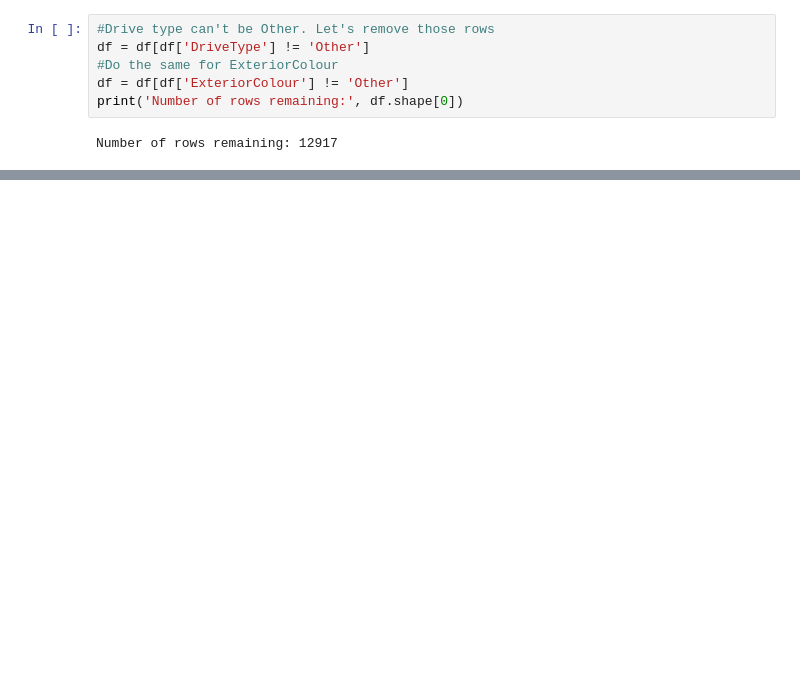
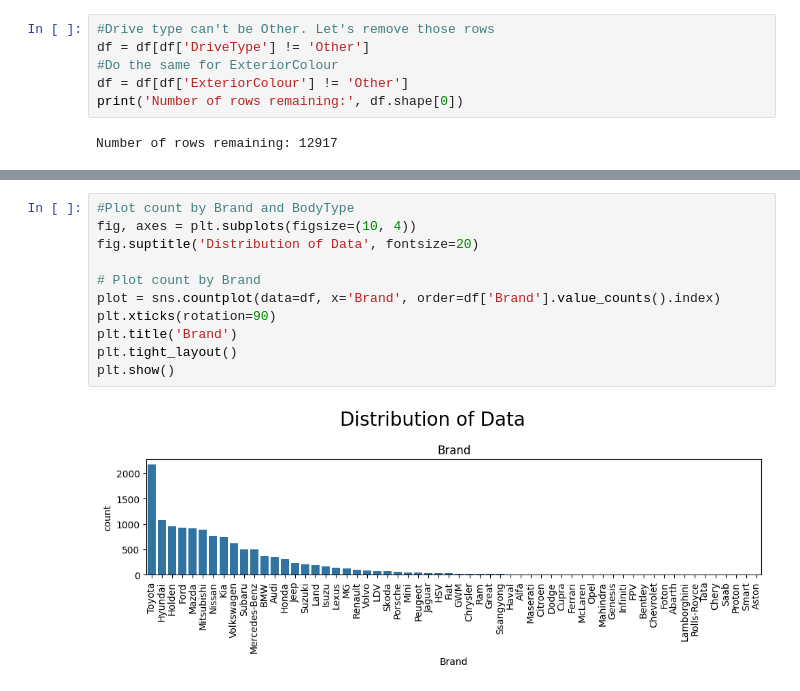
Before and after one commit to sbhurtya/Australia-Used-Vehicle-Prediction-Python-ML, a Jupyter notebook: avp.ipynb, the cells around one changed output, grey strips where cells are left out. Cells and saved outputs as stored; diff of their text form; blank space fills up the shorter version.

```diff
--- a/avp.ipynb
+++ b/avp.ipynb
@@ -273,3 +285,16 @@ Number of rows remaining: 12917
+# %%
+#Plot count by Brand and BodyType
+fig, axes = plt.subplots(figsize=(10, 4))
+fig.suptitle('Distribution of Data', fontsize=20)
+
+# Plot count by Brand
+plot = sns.countplot(data=df, x='Brand', order=df['Brand'].value_counts().index)
+plt.xticks(rotation=90)
+plt.title('Brand')
+plt.tight_layout()
+plt.show()
+# %% [output]
+[figure, added]
 # %%
 #Correlation Matrix
 plt.figure(figsize=(8, 5))
```
Also changed, not shown: parts of 15 cells of this notebook, 1 other file.
